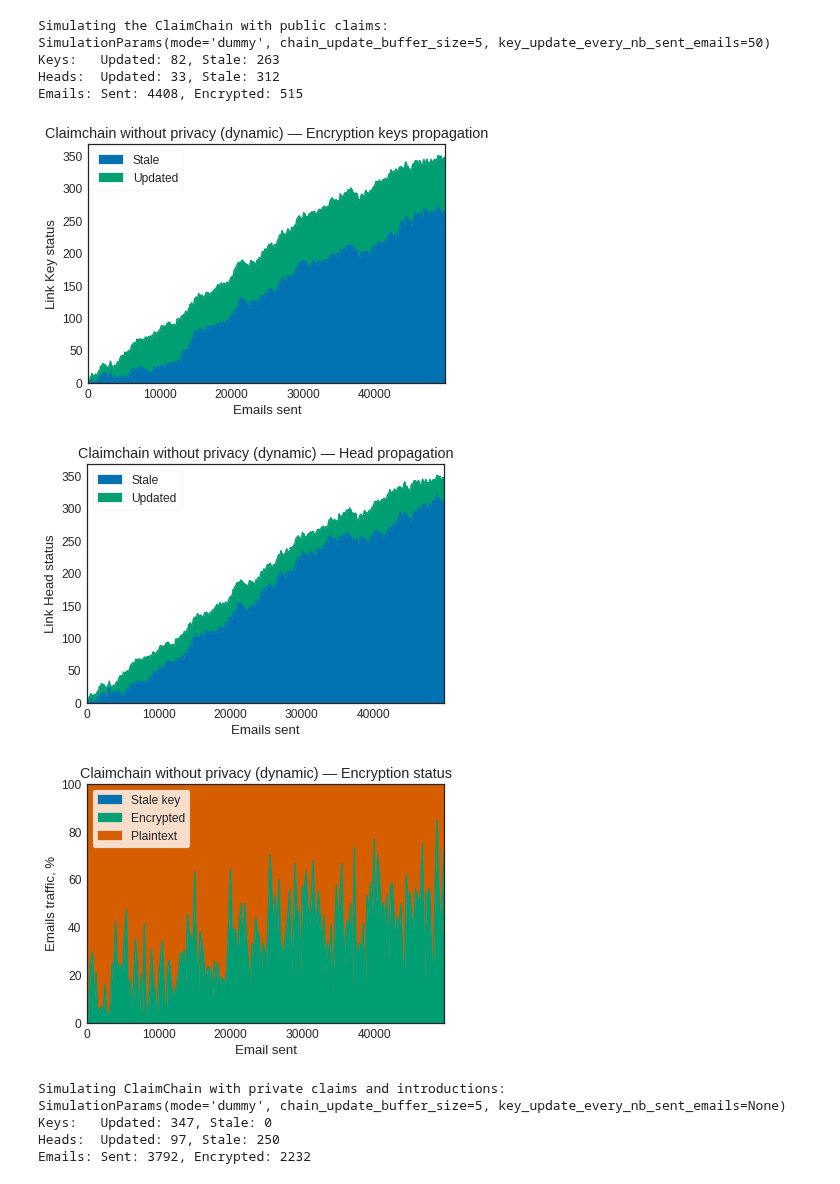
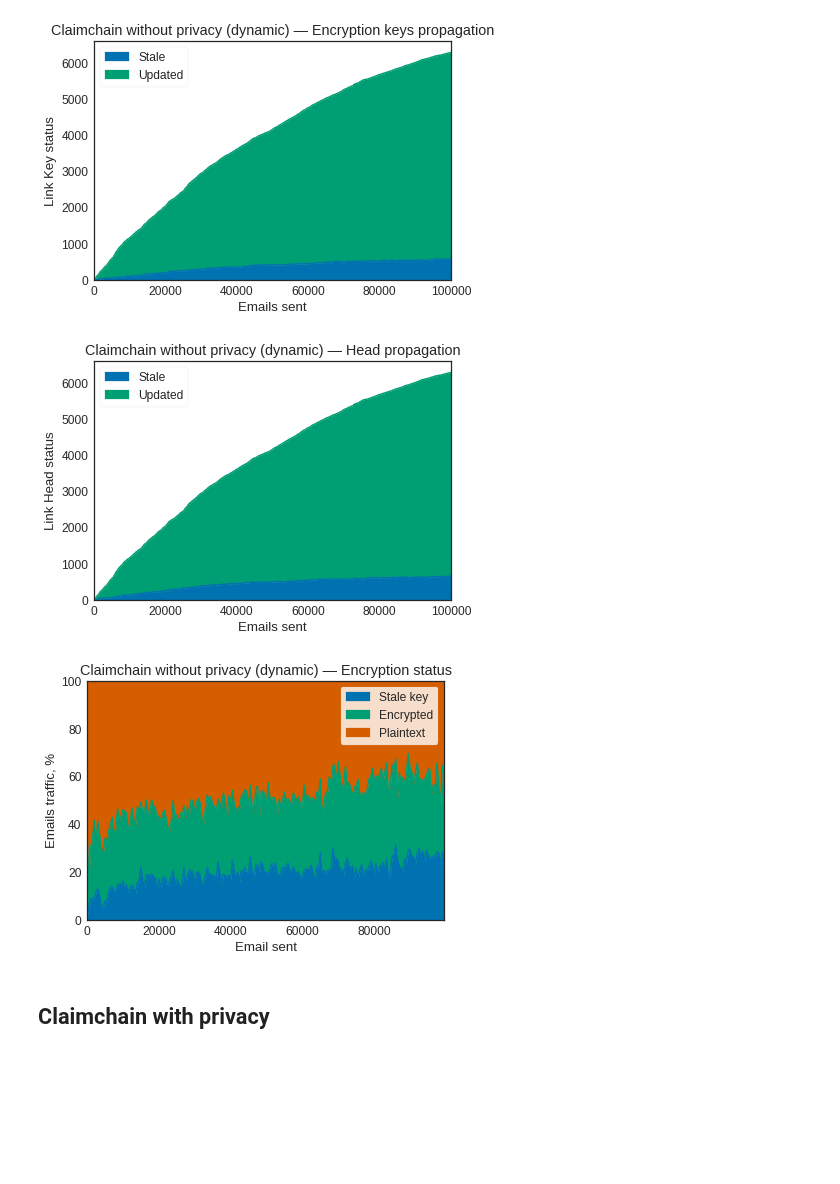
Before and after one commit to claimchain/claimchain-core, a Jupyter notebook: simulations/run_dummy_scenarios.ipynb, the cells around one changed output. Saved outputs shown, nothing was run; the diff lists cells and outputs as text; code cells hidden in the pictures; blank space fills up the shorter version.

```diff
--- a/simulations/run_dummy_scenarios.ipynb
+++ b/simulations/run_dummy_scenarios.ipynb
@@ -23,7 +25,7 @@ sns.set_palette('colorblind', n_colors=4)
 # %%
 parsed_logs_folder = 'Enron/parsing/'
 social_graph = pickle.load(open(parsed_logs_folder + "social.pkl", "rb"))
-log = pickle.load(open(parsed_logs_folder + "replay_log.pkl", "rb"))[:5000]
+log = pickle.load(open(parsed_logs_folder + "replay_log.pkl", "rb"))[:100000]
 # %%
 context = Context(log, social_graph)
 # %%
@@ -69,7 +71,3 @@ def visualize_encryption_status_history(scenario_name, es, batch_size=500):
     plt.ylim(0, 100)
 
     plt.savefig(scenario_name.lower().replace(' ', '_') + '_traffic.pdf')
-# %%
-with SimulationParams().as_default():
-    encryption_status_data, sender_cache_data, recipient_store_data, bandwidth_data = \
-            simulate_public_claimchain(context)
@@ -140,31 +166,15 @@ plt.show()
-# %%
-with dynamic_params.as_default():
-    dyn_cc_pub_kp, dyn_cc_pub_hp, dyn_cc_pub_es = simulate_claimchain_no_privacy(context)
-# %% [output]
-Simulating the ClaimChain with public claims:
-SimulationParams(mode='dummy', chain_update_buffer_size=5, key_update_every_nb_sent_emails=50)
-Keys:   Updated: 82, Stale: 263
-Heads:  Updated: 33, Stale: 312
-Emails: Sent: 4408, Encrypted: 515
 # %%
 visualize_propagation('Claimchain without privacy (dynamic)', dyn_cc_pub_kp, dyn_cc_pub_hp)
 plt.show()
 # %% [output]
-[figure, old version]
+[figure, new version]
-[figure, old version]
+[figure, new version]
 # %%
-visualize_encryption_status_history('Claimchain without privacy (dynamic)', cc_pub_es)
+visualize_encryption_status_history('Claimchain without privacy (dynamic)', dyn_cc_pub_es)
 plt.show()
 # %% [output]
-[figure, old version]
+[figure, new version]
-# %%
-with static_params.as_default():
-    cc_priv_kp, cc_priv_hp, cc_priv_es = simulate_claimchain_with_privacy(context)
-# %% [output]
-Simulating ClaimChain with private claims and introductions:
-SimulationParams(mode='dummy', chain_update_buffer_size=5, key_update_every_nb_sent_emails=None)
-Keys:   Updated: 347, Stale: 0
-Heads:  Updated: 97, Stale: 250
-Emails: Sent: 3792, Encrypted: 2232
+# %% [markdown]
+## Claimchain with privacy
 # %%
 visualize_propagation('Claimchain with privacy', cc_priv_kp, cc_priv_hp)
```
Also changed, not shown: parts of 28 cells of this notebook, 2 other files.
